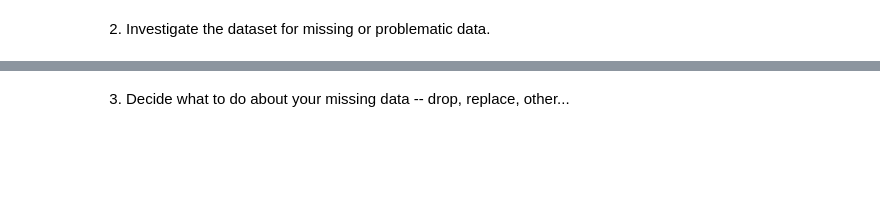
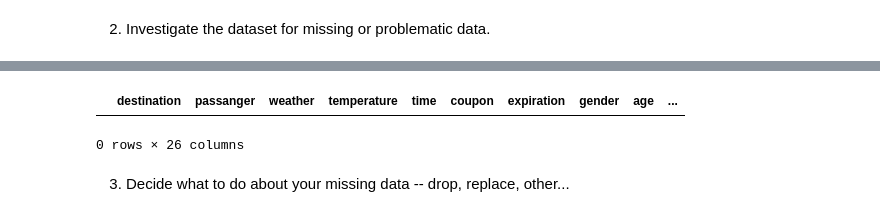
Before and after one commit to zscheck/mlai_assignment_1, a Jupyter notebook: prompt.ipynb, the cells around one changed output, grey strips where cells are left out. Cells and saved outputs as stored; diff of their text form; code cells hidden in the pictures; blank space fills up the shorter version.

```diff
--- a/prompt.ipynb
+++ b/prompt.ipynb
@@ -103,2 +125,9 @@ memory usage: 2.5+ MB
+# %%
+#direction_same and direction_opp seems redundant. Could just be one column if the bool is inverse
+dir_inverse_check = data.loc[data.query('(direction_same == 1 & direction_opp == 1) | (direction_same == 0 & direction_opp == 0)').index]
+dir_inverse_check
+# %% [output]
+|  | destination | passanger | weather | temperature | time | coupon | expiration | gender | age | ... |
+0 rows × 26 columns
 # %% [markdown]
 3. Decide what to do about your missing data -- drop, replace, other...
```
Also changed, not shown: parts of 11 cells of this notebook.
